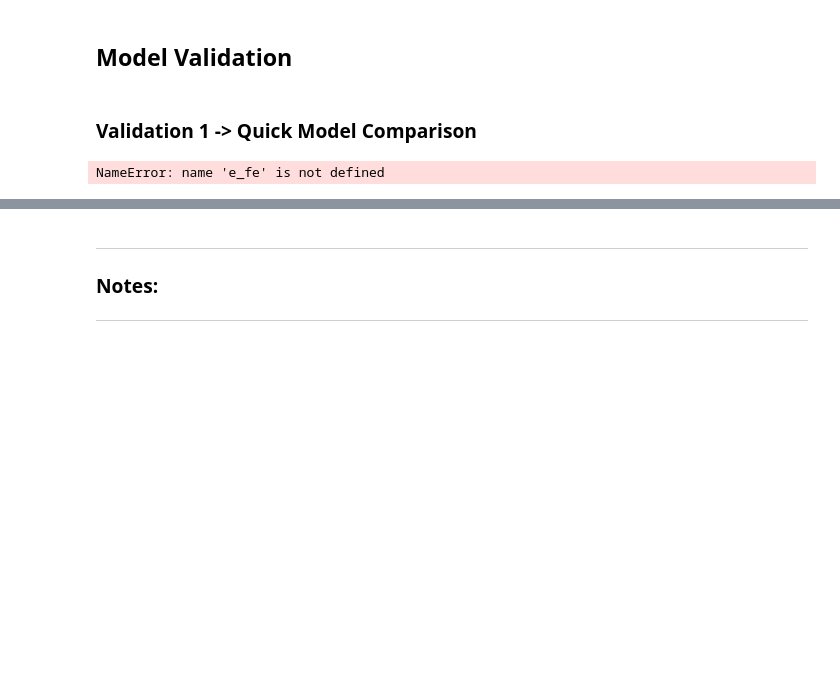
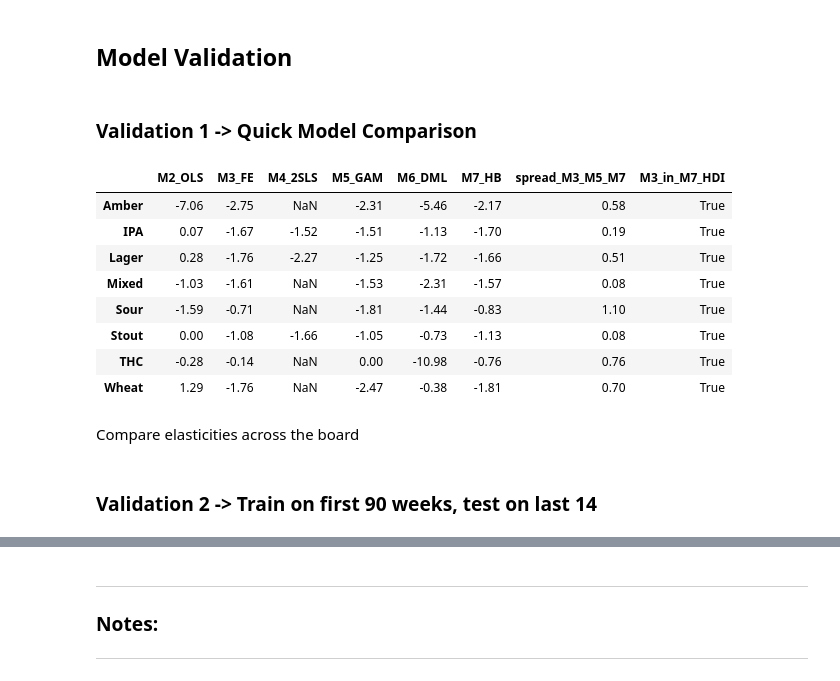
Before and after one commit to jwalluww/MarketingScience, a Jupyter notebook: price-elasticity/notebooks/price_elasticity.ipynb, the cells around one changed output, grey strips where cells are left out. Cells and saved outputs as stored; diff of their text form; code cells hidden in the pictures; blank space fills up the shorter version.

```diff
--- a/price-elasticity/notebooks/price_elasticity.ipynb
+++ b/price-elasticity/notebooks/price_elasticity.ipynb
@@ -918,16 +918,16 @@ Name: f.stat, dtype: float64
 from linearmodels.iv import IV2SLS
 
 iv = model_df[model_df['hawkstone_price'].notna()].copy()
-rows = []
+iv_rows = []
 for g, d in iv.groupby('category'):
     r = IV2SLS.from_formula(
         'log_units ~ 1 + is_promo + trend + C(season) + C(entity) [log_price ~ log_hawk]',
         data=d).fit(cov_type='robust')
     ci = r.conf_int().loc['log_price']
-    rows.append({'category': g, 'elasticity': r.params['log_price'], 'se': r.std_errors['log_price'],
+    iv_rows.append({'category': g, 'elasticity': r.params['log_price'], 'se': r.std_errors['log_price'],
                  'ci_low': ci['lower'], 'ci_high': ci['upper'],
                  'first_stage_F': r.first_stage.diagnostics['f.stat'].iloc[0]})
-print(pd.DataFrame(rows).round(3))
+print(pd.DataFrame(iv_rows).round(3))
 # %% [output]
   category  elasticity     se  ci_low  ci_high  first_stage_F
 0      IPA      -1.520  0.318  -2.143   -0.896         93.560
@@ -1010,7 +1010,7 @@ W_all['is_promo']     = model_df['is_promo'].astype(float)
 W_all['trend']        = model_df['trend']
 W_all['week_of_year'] = model_df['week_of_year'].astype(float)
 
-rows = []
+dml_rows = []
 for cat in categories:
     m = (model_df['category'] == cat).values
     Wc = W_all[m].loc[:, lambda d: d.std() > 0].values     # drop columns constant within this category
@@ -1020,11 +1020,11 @@ for cat in categories:
         cv=4, random_state=42)
     dml_c.fit(Y[m], T[m], W=Wc)                            # controls in W, no X
     lo, hi = dml_c.ate_interval(alpha=0.05)
-    rows.append({'category': cat, 'elasticity': float(np.squeeze(dml_c.ate())),
+    dml_rows.append({'category': cat, 'elasticity': float(np.squeeze(dml_c.ate())),
                  'ci_low': float(np.squeeze(lo)), 'ci_high': float(np.squeeze(hi))})
 
 print("Model 6 — Double ML (by category)")
-print(pd.DataFrame(rows).round(3))
+print(pd.DataFrame(dml_rows).round(3))
 # %% [output]
 Model 6 — Double ML (by category)
   category  elasticity  ci_low  ci_high
@@ -1215,19 +1215,46 @@ The core fix across all models before the next run: Amber and THC need explicit
 # %% [markdown]
 ### Validation 1 -> Quick Model Comparison
 # %%
-# ── Collect category-level elasticities across all models ─────────────────────
-hb = pd.read_csv('../model/hb_elasticities.csv')
+cat_elasticities_hb = pd.read_csv('../model/hb_elasticities.csv').set_index('category').to_dict(orient='index')
 
-results = pd.DataFrame({'category': categories})
-results['OLS_nocontrols'] = e_m1
-results['OLS_controls']   = results['category'].map(cat_elasticities_m2)
-results['Fixed_Effects']  = e_fe
-results['GAM']            = results['category'].map(cat_elasticities_gam)
-results['Double_ML']      = results['category'].map(cat_elasticities_dml)
-results = results.merge(hb[['category','hb_mean','hb_hdi_lo','hb_hdi_hi']],
-                        on='category', how='left')
+iv_df  = pd.DataFrame(iv_rows).set_index('category')
+dml_df = pd.DataFrame(dml_rows).set_index('category')
+hb_df  = pd.DataFrame(cat_elasticities_hb).T.astype(float)
 
-print("\n── Price Elasticity Estimates by Category and Model ──")
-print(results.set_index('category').round(3).to_string())
+comp = pd.DataFrame({
+    'M2_OLS':  pd.Series(cat_elasticities_m2),
+    'M3_FE':   el_a['elasticity'],
+    'M4_2SLS': iv_df['elasticity'],
+    'M5_GAM':  pd.Series(gam_elast),
+    'M6_DML':  dml_df['elasticity'],
+    'M7_HB':   hb_df['hb_mean'],
+})
+core = comp[['M3_FE', 'M5_GAM', 'M7_HB']]
+comp['spread_M3_M5_M7'] = core.max(axis=1) - core.min(axis=1)
+comp['M3_in_M7_HDI'] = (el_a['elasticity'] >= hb_df['hb_hdi_lo']) & (el_a['elasticity'] <= hb_df['hb_hdi_hi'])
+# print(comp.round(2))
+comp.round(2)
+
+# models = ['M2_OLS', 'M3_FE', 'M4_2SLS', 'M5_GAM', 'M6_DML', 'M7_HB']
+# fig, ax = plt.subplots(figsize=(9, 6))
+# for j, mname in enumerate(models):
+#     ax.scatter(comp[mname], np.arange(len(comp)) + (j - 2.5) * 0.12, label=mname, s=30)
+# ax.set_yticks(range(len(comp))); ax.set_yticklabels(comp.index)
+# ax.axvline(-1, color='gray', ls='--', lw=1)              # revenue-neutral
+# ax.set_xlim(-4, 1); ax.set_xlabel('Elasticity'); ax.legend(ncol=3, fontsize=8)
+# ax.set_title('Elasticity by category and model (DML Amber/THC off-scale)')
+# plt.tight_layout(); plt.show()
 # %% [output]
-NameError: name 'e_fe' is not defined
+|  | M2_OLS | M3_FE | M4_2SLS | M5_GAM | M6_DML | M7_HB | spread_M3_M5_M7 | M3_in_M7_HDI |
+| Amber | -7.06 | -2.75 | NaN | -2.31 | -5.46 | -2.17 | 0.58 | True |
+| IPA | 0.07 | -1.67 | -1.52 | -1.51 | -1.13 | -1.70 | 0.19 | True |
+| Lager | 0.28 | -1.76 | -2.27 | -1.25 | -1.72 | -1.66 | 0.51 | True |
+| Mixed | -1.03 | -1.61 | NaN | -1.53 | -2.31 | -1.57 | 0.08 | True |
+| Sour | -1.59 | -0.71 | NaN | -1.81 | -1.44 | -0.83 | 1.10 | True |
+| Stout | 0.00 | -1.08 | -1.66 | -1.05 | -0.73 | -1.13 | 0.08 | True |
+| THC | -0.28 | -0.14 | NaN | 0.00 | -10.98 | -0.76 | 0.76 | True |
+| Wheat | 1.29 | -1.76 | NaN | -2.47 | -0.38 | -1.81 | 0.70 | True |
+# %% [markdown]
+Compare elasticities across the board
+# %% [markdown]
+### Validation 2 -> Train on first 90 weeks, test on last 14
```
Also changed, not shown: parts of 4 cells of this notebook, 2 other files.
